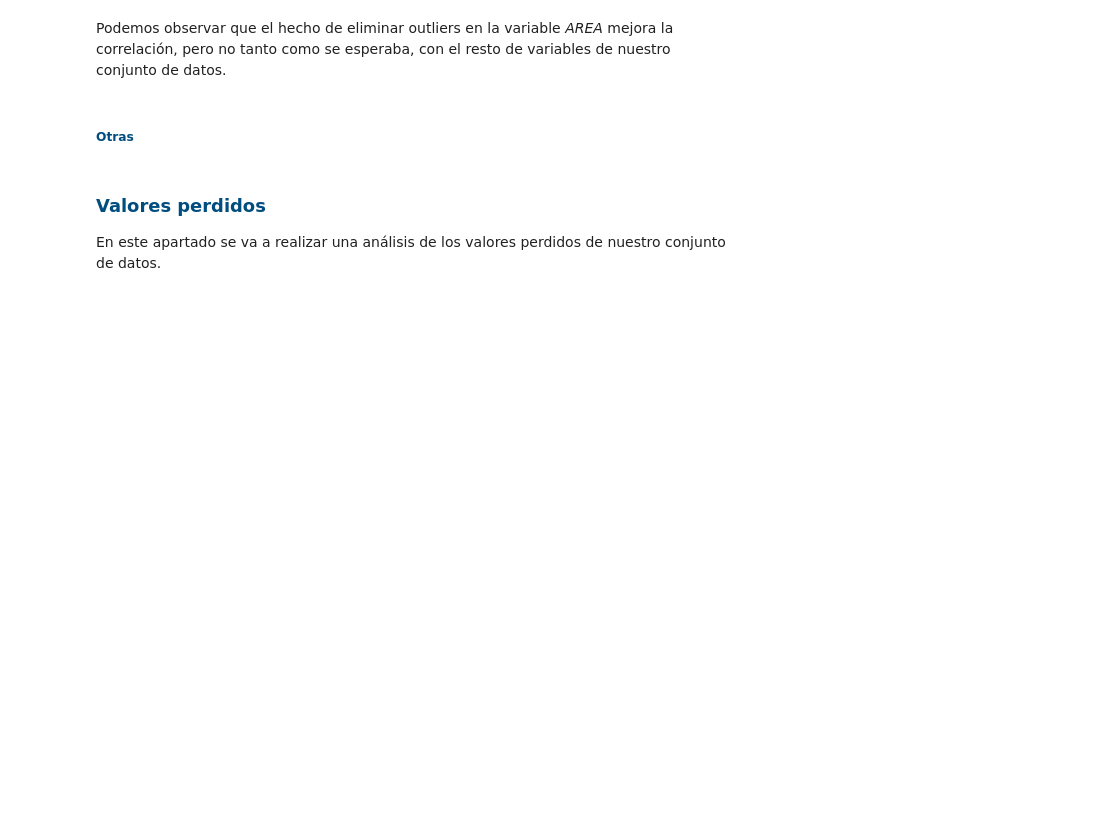
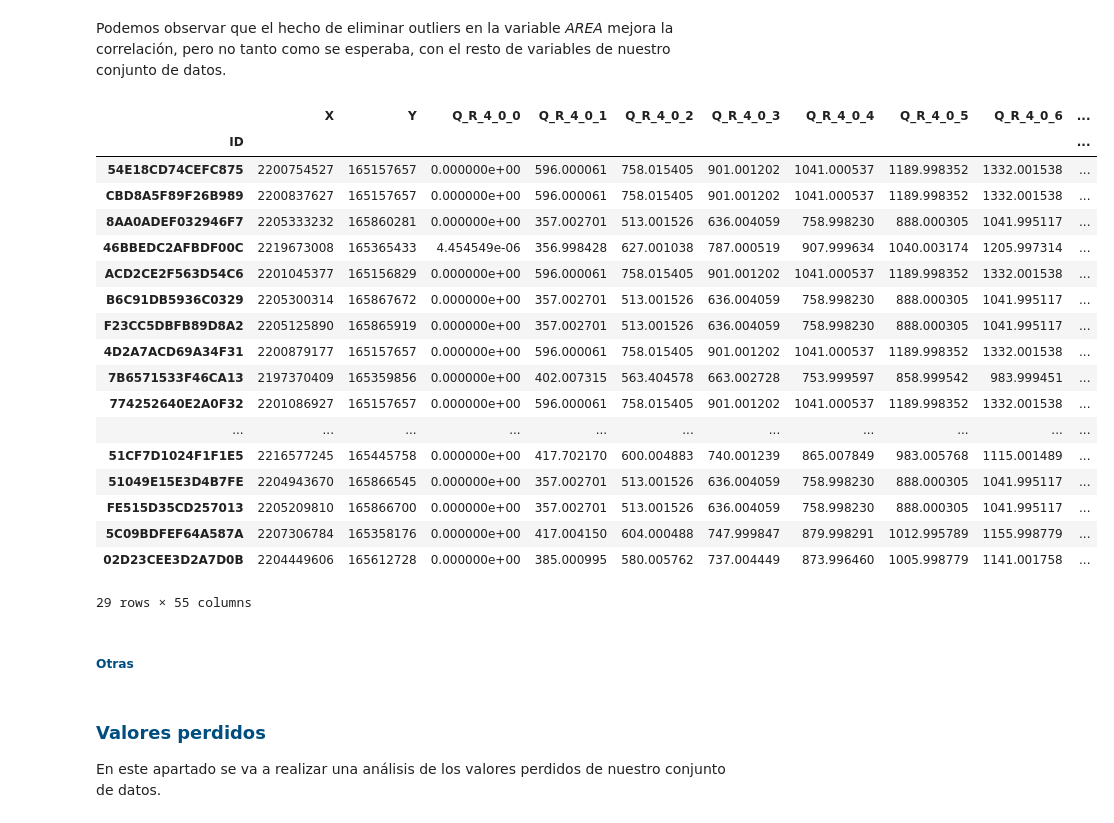
Before and after one commit to cifucg/minsait_land_classification, a Jupyter notebook: Analisis_exploratorio.ipynb, the cells around one changed output. Saved outputs shown, nothing was run; the diff lists cells and outputs as text; code cells hidden in the pictures; blank space fills up the shorter version.

```diff
--- a/Analisis_exploratorio.ipynb
+++ b/Analisis_exploratorio.ipynb
@@ -254,6 +388,28 @@ without_outliers = df_minsait[df_minsait["AREA"] < third_quantile_area].corr()[[
 without_outliers.style.background_gradient()
 # %% [markdown]
 Podemos observar que el hecho de eliminar outliers en la variable *AREA* mejora la correlación, pero no tanto como se esperaba, con el resto de variables de nuestro conjunto de datos.
+# %%
+df_minsait[(df_minsait['X'].duplicated()) & (df_minsait['Y'].duplicated())]
+# %% [output]
+|  | X | Y | Q_R_4_0_0 | Q_R_4_0_1 | Q_R_4_0_2 | Q_R_4_0_3 | Q_R_4_0_4 | Q_R_4_0_5 | Q_R_4_0_6 | ... |
+| ID |  |  |  |  |  |  |  |  |  | ... |
+| 54E18CD74CEFC875 | 2200754527 | 165157657 | 0.000000e+00 | 596.000061 | 758.015405 | 901.001202 | 1041.000537 | 1189.998352 | 1332.001538 | ... |
+| CBD8A5F89F26B989 | 2200837627 | 165157657 | 0.000000e+00 | 596.000061 | 758.015405 | 901.001202 | 1041.000537 | 1189.998352 | 1332.001538 | ... |
+| 8AA0ADEF032946F7 | 2205333232 | 165860281 | 0.000000e+00 | 357.002701 | 513.001526 | 636.004059 | 758.998230 | 888.000305 | 1041.995117 | ... |
+| 46BBEDC2AFBDF00C | 2219673008 | 165365433 | 4.454549e-06 | 356.998428 | 627.001038 | 787.000519 | 907.999634 | 1040.003174 | 1205.997314 | ... |
+| ACD2CE2F563D54C6 | 2201045377 | 165156829 | 0.000000e+00 | 596.000061 | 758.015405 | 901.001202 | 1041.000537 | 1189.998352 | 1332.001538 | ... |
+| B6C91DB5936C0329 | 2205300314 | 165867672 | 0.000000e+00 | 357.002701 | 513.001526 | 636.004059 | 758.998230 | 888.000305 | 1041.995117 | ... |
+| F23CC5DBFB89D8A2 | 2205125890 | 165865919 | 0.000000e+00 | 357.002701 | 513.001526 | 636.004059 | 758.998230 | 888.000305 | 1041.995117 | ... |
+| 4D2A7ACD69A34F31 | 2200879177 | 165157657 | 0.000000e+00 | 596.000061 | 758.015405 | 901.001202 | 1041.000537 | 1189.998352 | 1332.001538 | ... |
+| 7B6571533F46CA13 | 2197370409 | 165359856 | 0.000000e+00 | 402.007315 | 563.404578 | 663.002728 | 753.999597 | 858.999542 | 983.999451 | ... |
+| 774252640E2A0F32 | 2201086927 | 165157657 | 0.000000e+00 | 596.000061 | 758.015405 | 901.001202 | 1041.000537 | 1189.998352 | 1332.001538 | ... |
+| ... | ... | ... | ... | ... | ... | ... | ... | ... | ... | ... |
+| 51CF7D1024F1F1E5 | 2216577245 | 165445758 | 0.000000e+00 | 417.702170 | 600.004883 | 740.001239 | 865.007849 | 983.005768 | 1115.001489 | ... |
+| 51049E15E3D4B7FE | 2204943670 | 165866545 | 0.000000e+00 | 357.002701 | 513.001526 | 636.004059 | 758.998230 | 888.000305 | 1041.995117 | ... |
+| FE515D35CD257013 | 2205209810 | 165866700 | 0.000000e+00 | 357.002701 | 513.001526 | 636.004059 | 758.998230 | 888.000305 | 1041.995117 | ... |
+| 5C09BDFEF64A587A | 2207306784 | 165358176 | 0.000000e+00 | 417.004150 | 604.000488 | 747.999847 | 879.998291 | 1012.995789 | 1155.998779 | ... |
+| 02D23CEE3D2A7D0B | 2204449606 | 165612728 | 0.000000e+00 | 385.000995 | 580.005762 | 737.004449 | 873.996460 | 1005.998779 | 1141.001758 | ... |
+29 rows × 55 columns
 # %% [markdown]
 ##### <font color="#004D7F"> Otras </font>
 # %%
```
Also changed, not shown: parts of 24 cells of this notebook.
